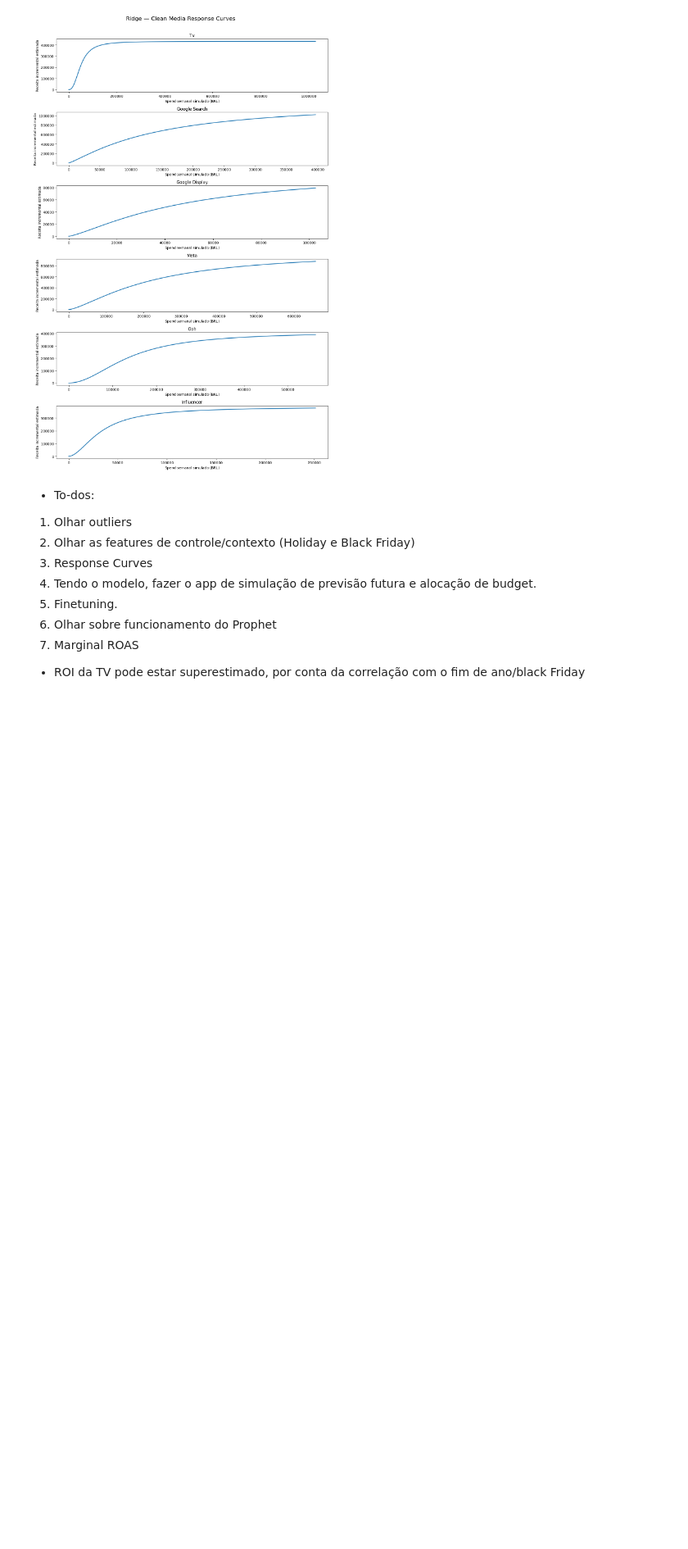
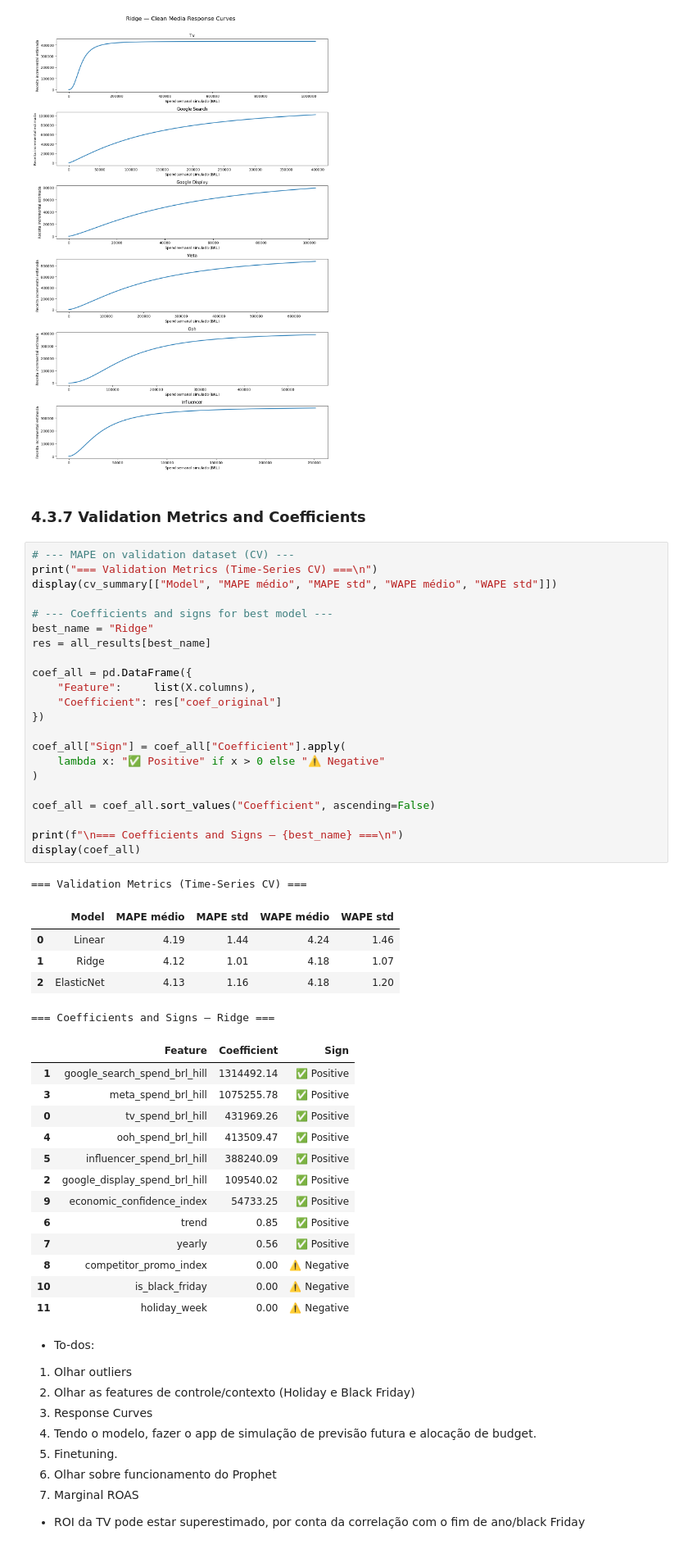
Before and after one commit to TiagoTBarreto/MMM_VAREJO_360, a Jupyter notebook: Case_Tecnico_Uncover_MMM.ipynb, the cells around one changed output. Shown at 82% size. Saved outputs shown, nothing was run; the diff lists cells and outputs as text; blank space fills up the shorter version.

```diff
--- a/Case_Tecnico_Uncover_MMM.ipynb
+++ b/Case_Tecnico_Uncover_MMM.ipynb
@@ -1374,6 +1433,50 @@ plt.show()
 | google_display | 0.00 | 1.10 | 0.87 |
 [figure]
 [figure]
+# %% [markdown]
+### 4.3.7 Validation Metrics and Coefficients
+# %%
+# --- MAPE on validation dataset (CV) ---
+print("=== Validation Metrics (Time-Series CV) ===\n")
+display(cv_summary[["Model", "MAPE médio", "MAPE std", "WAPE médio", "WAPE std"]])
+
+# --- Coefficients and signs for best model ---
+best_name = "Ridge"
+res = all_results[best_name]
+
+coef_all = pd.DataFrame({
+    "Feature":     list(X.columns),
+    "Coefficient": res["coef_original"]
+})
+
+coef_all["Sign"] = coef_all["Coefficient"].apply(
+    lambda x: "✅ Positive" if x > 0 else "⚠️ Negative"
+)
+
+coef_all = coef_all.sort_values("Coefficient", ascending=False)
+
+print(f"\n=== Coefficients and Signs — {best_name} ===\n")
+display(coef_all)
+# %% [output]
+=== Validation Metrics (Time-Series CV) ===
+|  | Model | MAPE médio | MAPE std | WAPE médio | WAPE std |
+| 0 | Linear | 4.19 | 1.44 | 4.24 | 1.46 |
+| 1 | Ridge | 4.12 | 1.01 | 4.18 | 1.07 |
+| 2 | ElasticNet | 4.13 | 1.16 | 4.18 | 1.20 |
+=== Coefficients and Signs — Ridge ===
+|  | Feature | Coefficient | Sign |
+| 1 | google_search_spend_brl_hill | 1314492.14 | ✅ Positive |
+| 3 | meta_spend_brl_hill | 1075255.78 | ✅ Positive |
+| 0 | tv_spend_brl_hill | 431969.26 | ✅ Positive |
+| 4 | ooh_spend_brl_hill | 413509.47 | ✅ Positive |
+| 5 | influencer_spend_brl_hill | 388240.09 | ✅ Positive |
+| 2 | google_display_spend_brl_hill | 109540.02 | ✅ Positive |
+| 9 | economic_confidence_index | 54733.25 | ✅ Positive |
+| 6 | trend | 0.85 | ✅ Positive |
+| 7 | yearly | 0.56 | ✅ Positive |
+| 8 | competitor_promo_index | 0.00 | ⚠️ Negative |
+| 10 | is_black_friday | 0.00 | ⚠️ Negative |
+| 11 | holiday_week | 0.00 | ⚠️ Negative |
 # %% [markdown]
 - To-dos:
 1. Olhar outliers
```
Also changed, not shown: parts of 16 cells of this notebook.
